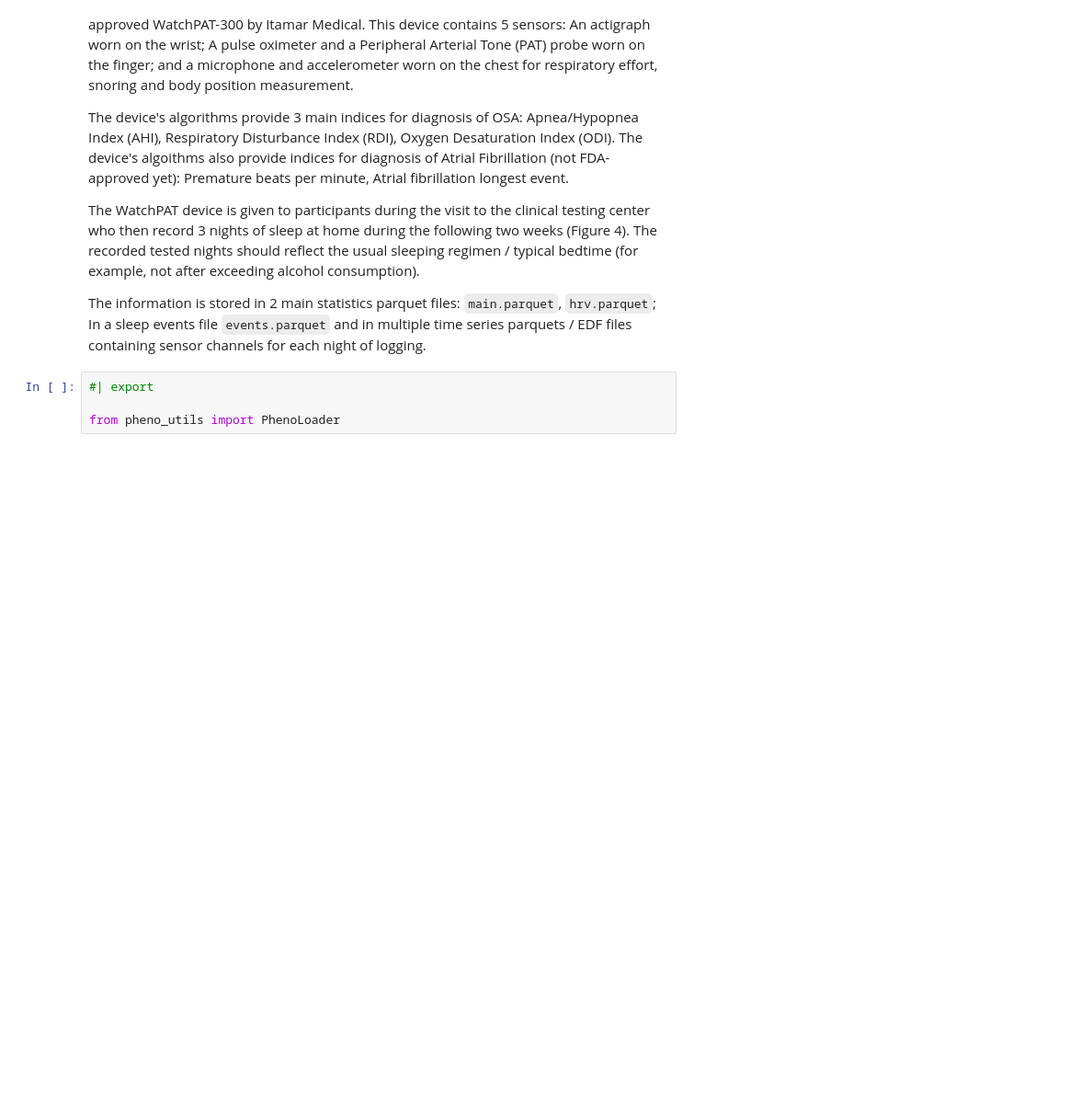
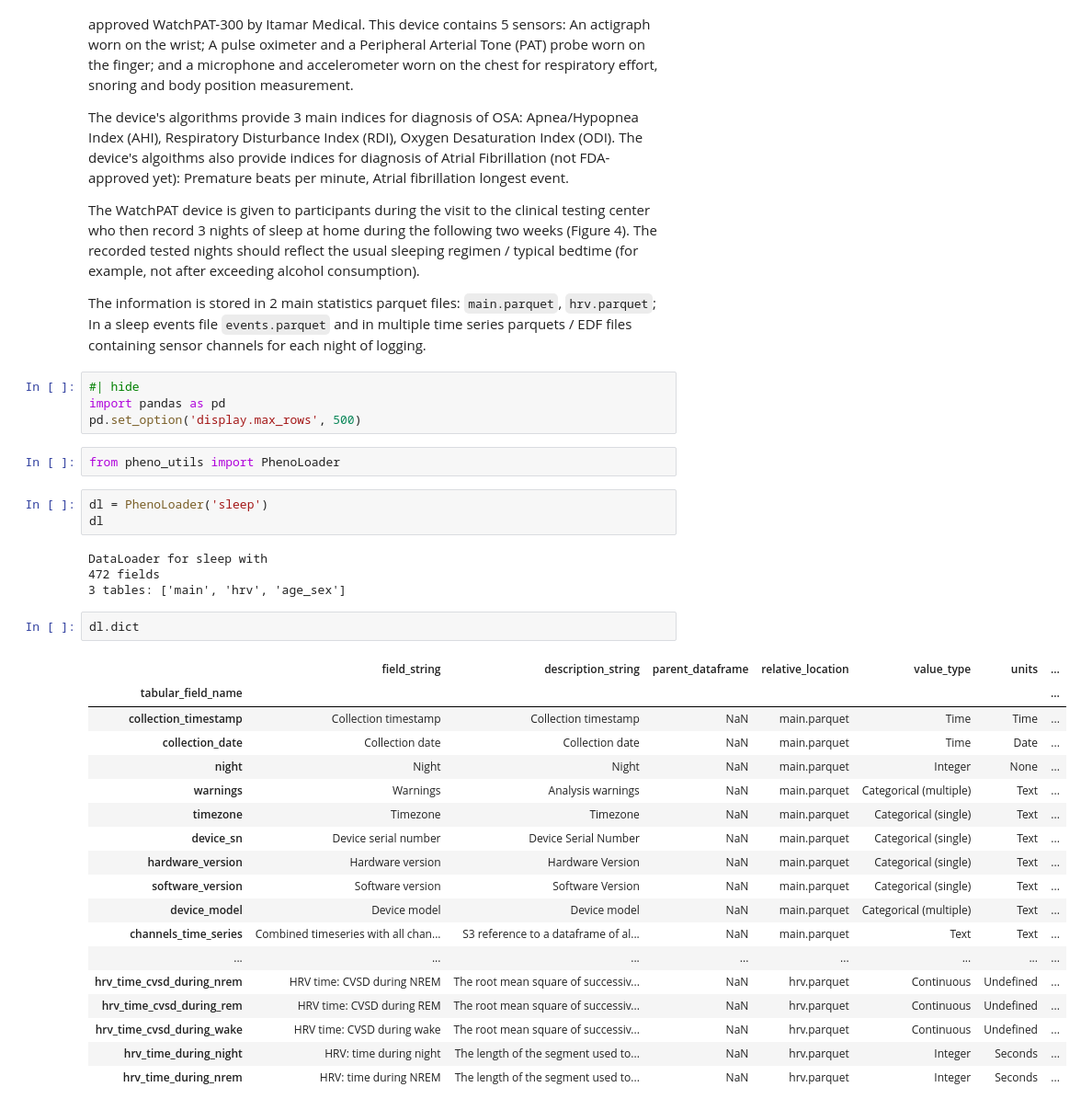
Before and after one commit to PhenoAI/mbzuai-hackathon-2023, a Jupyter notebook: nbs/datasets/9-sleep.ipynb, the cells around one changed output. Shown at 92% size. Cells and saved outputs as stored; diff of their text form; blank space fills up the shorter version.

```diff
--- a/nbs/datasets/9-sleep.ipynb
+++ b/nbs/datasets/9-sleep.ipynb
@@ -20,7 +20,37 @@ The device's algorithms provide 3 main indices for diagnosis of OSA: Apnea/Hypop
 The WatchPAT device is given to participants during the visit to the clinical testing center who then record 3 nights of sleep at home during the following two weeks (Figure 4). The recorded tested nights should reflect the usual sleeping regimen / typical bedtime (for example, not after exceeding alcohol consumption).
 
 The information is stored in 2 main statistics parquet files: `main.parquet`, `hrv.parquet`; In a sleep events file `events.parquet` and in multiple time series parquets / EDF files containing sensor channels for each night of logging.
+# %%
+#| hide
+import pandas as pd
+pd.set_option('display.max_rows', 500)
 # %%
-#| export
-
 from pheno_utils import PhenoLoader
+# %%
+dl = PhenoLoader('sleep')
+dl
+# %% [output]
+DataLoader for sleep with
+472 fields
+3 tables: ['main', 'hrv', 'age_sex']
+# %%
+dl.dict
+# %% [output]
+|  | field_string | description_string | parent_dataframe | relative_location | value_type | units | ... |
+| tabular_field_name |  |  |  |  |  |  | ... |
+| collection_timestamp | Collection timestamp | Collection timestamp | NaN | main.parquet | Time | Time | ... |
+| collection_date | Collection date | Collection date | NaN | main.parquet | Time | Date | ... |
+| night | Night | Night | NaN | main.parquet | Integer | None | ... |
+| warnings | Warnings | Analysis warnings | NaN | main.parquet | Categorical (multiple) | Text | ... |
+| timezone | Timezone | Timezone | NaN | main.parquet | Categorical (single) | Text | ... |
+| device_sn | Device serial number | Device Serial Number | NaN | main.parquet | Categorical (single) | Text | ... |
+| hardware_version | Hardware version | Hardware Version | NaN | main.parquet | Categorical (single) | Text | ... |
+| software_version | Software version | Software Version | NaN | main.parquet | Categorical (single) | Text | ... |
+| device_model | Device model | Device model | NaN | main.parquet | Categorical (multiple) | Text | ... |
+| channels_time_series | Combined timeseries with all chan... | S3 reference to a dataframe of al... | NaN | main.parquet | Text | Text | ... |
+| ... | ... | ... | ... | ... | ... | ... | ... |
+| hrv_time_cvsd_during_nrem | HRV time: CVSD during NREM | The root mean square of successiv... | NaN | hrv.parquet | Continuous | Undefined | ... |
+| hrv_time_cvsd_during_rem | HRV time: CVSD during REM | The root mean square of successiv... | NaN | hrv.parquet | Continuous | Undefined | ... |
+| hrv_time_cvsd_during_wake | HRV time: CVSD during wake | The root mean square of successiv... | NaN | hrv.parquet | Continuous | Undefined | ... |
+| hrv_time_during_night | HRV: time during night | The length of the segment used to... | NaN | hrv.parquet | Integer | Seconds | ... |
+| hrv_time_during_nrem | HRV: time during NREM | The length of the segment used to... | NaN | hrv.parquet | Integer | Seconds | ... |
```
Also changed, not shown: parts of 1 cell of this notebook, 15 other files.
